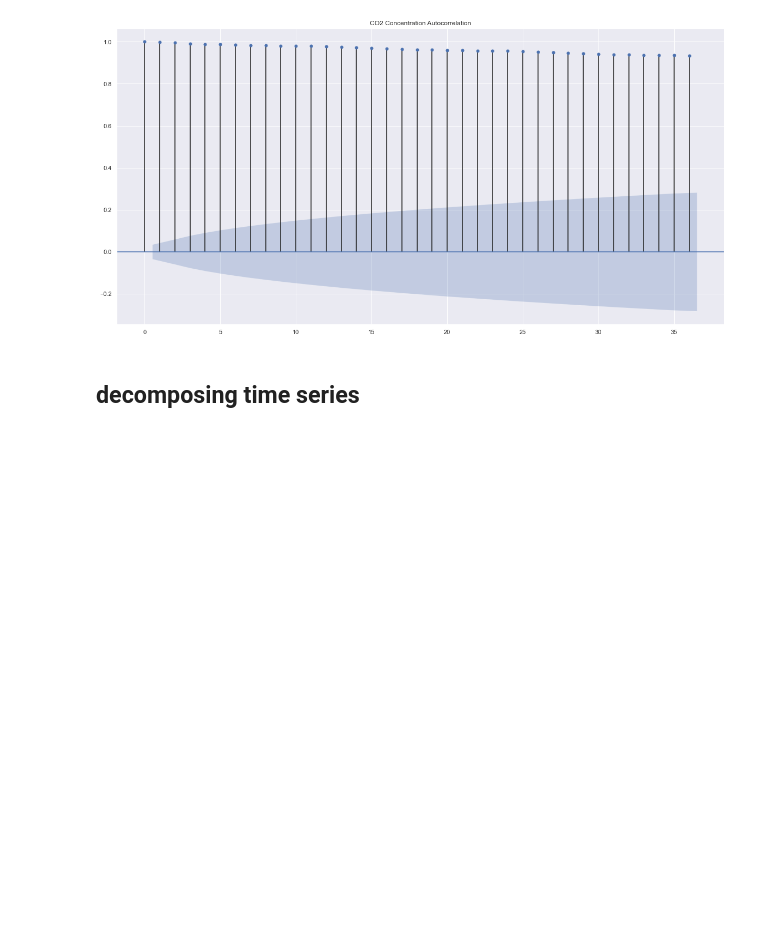
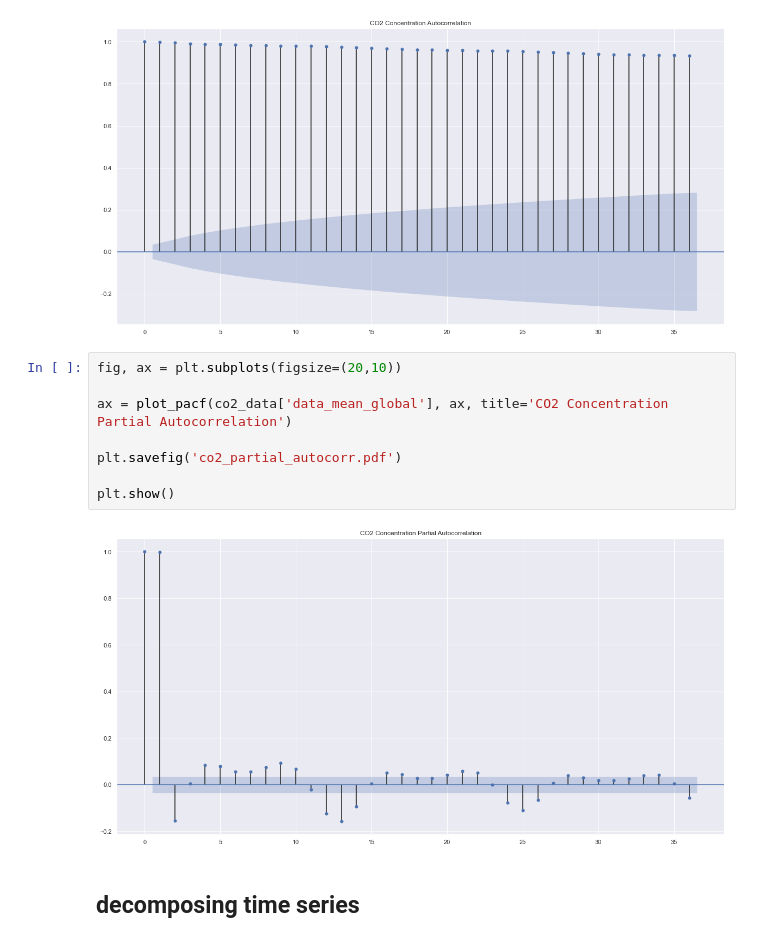
Before and after one commit to RicardoLeaoS/global-warming, a Jupyter notebook: explorint_co2_concentration.ipynb, the cells around one changed output. Saved outputs shown, nothing was run; the diff lists cells and outputs as text; blank space fills up the shorter version.

Commit message:
partial corr

```diff
--- a/explorint_co2_concentration.ipynb
+++ b/explorint_co2_concentration.ipynb
@@ -132,6 +149,16 @@ plt.savefig('co2_autocorr.pdf')
 plt.show()
 # %% [output]
 [figure]
+# %%
+fig, ax = plt.subplots(figsize=(20,10))
+
+ax = plot_pacf(co2_data['data_mean_global'], ax, title='CO2 Concentration Partial Autocorrelation')
+
+plt.savefig('co2_partial_autocorr.pdf')
+
+plt.show()
+# %% [output]
+[figure, added]
 # %% [markdown]
 ## decomposing time series
 # %%
```
Also changed, not shown: parts of 9 cells of this notebook, 8 other files.
